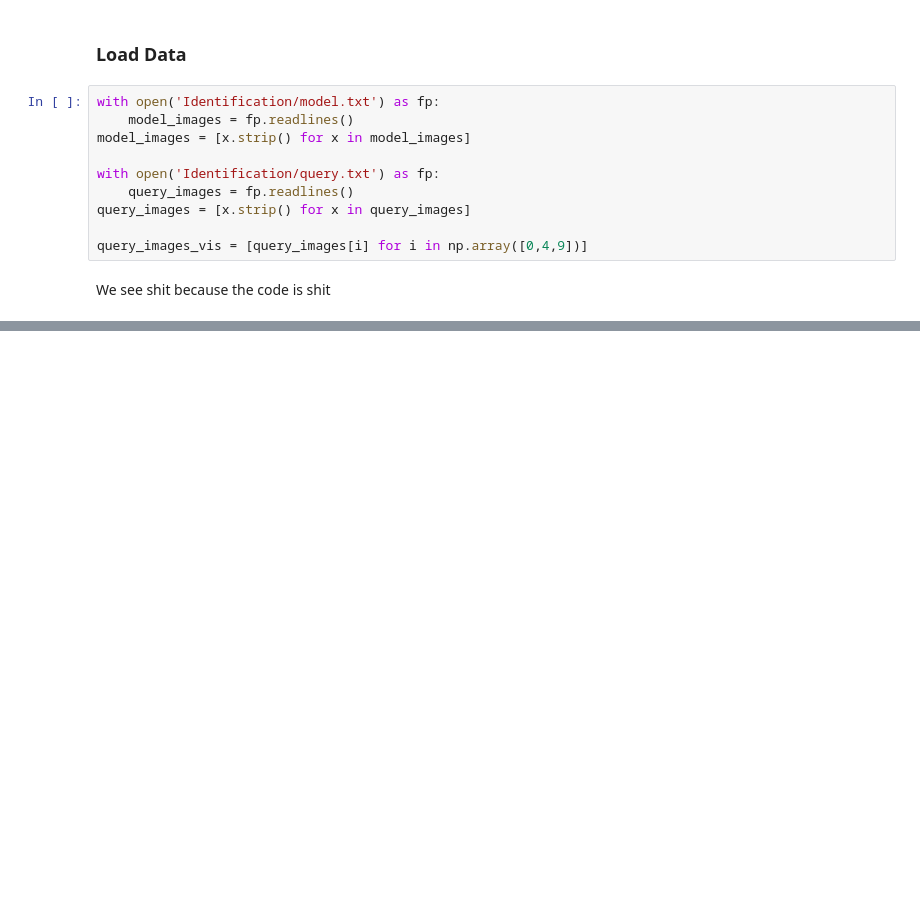
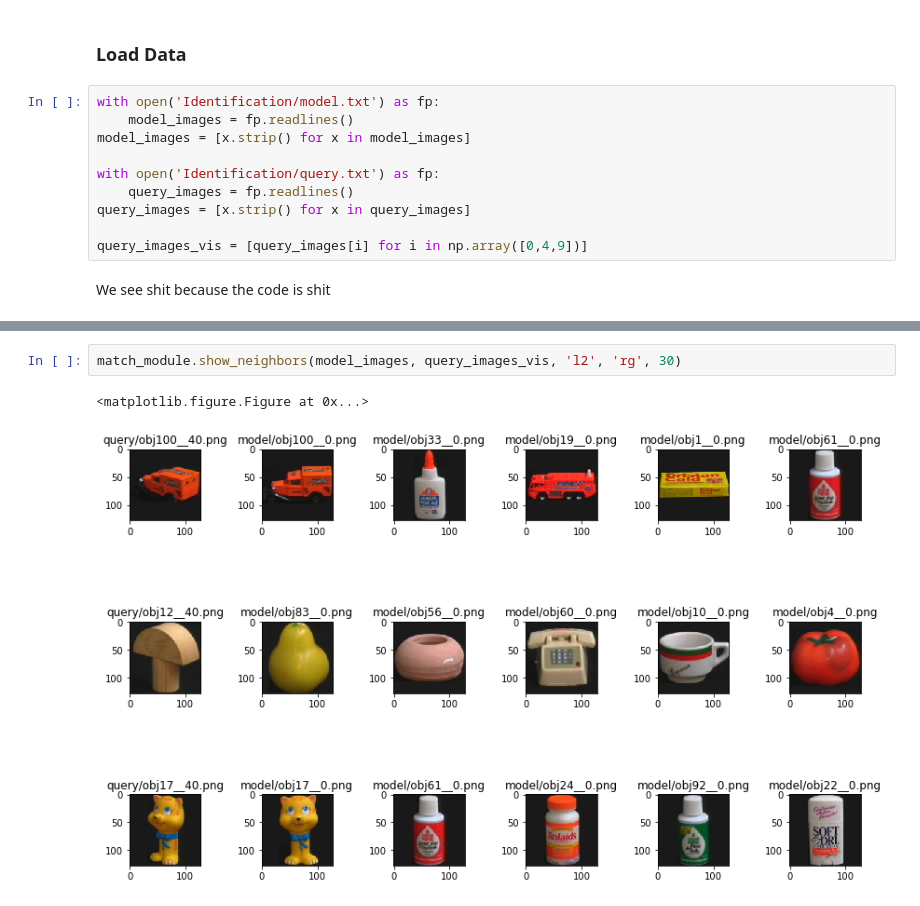
Before and after one commit to FDS-group/Homework_1, a Jupyter notebook: Report.ipynb, the cells around one changed output, grey strips where cells are left out. Saved outputs shown, nothing was run; the diff lists cells and outputs as text; blank space fills up the shorter version.

```diff
--- a/Report.ipynb
+++ b/Report.ipynb
@@ -39,0 +41,5 @@ dkjbsjdg
+# %%
+match_module.show_neighbors(model_images, query_images_vis, 'l2', 'rg', 30)
+# %% [output]
+<matplotlib.figure.Figure at 0x...>
+[figure, added]
```
Also changed, not shown: parts of 42 cells of this notebook, 6 other files.
